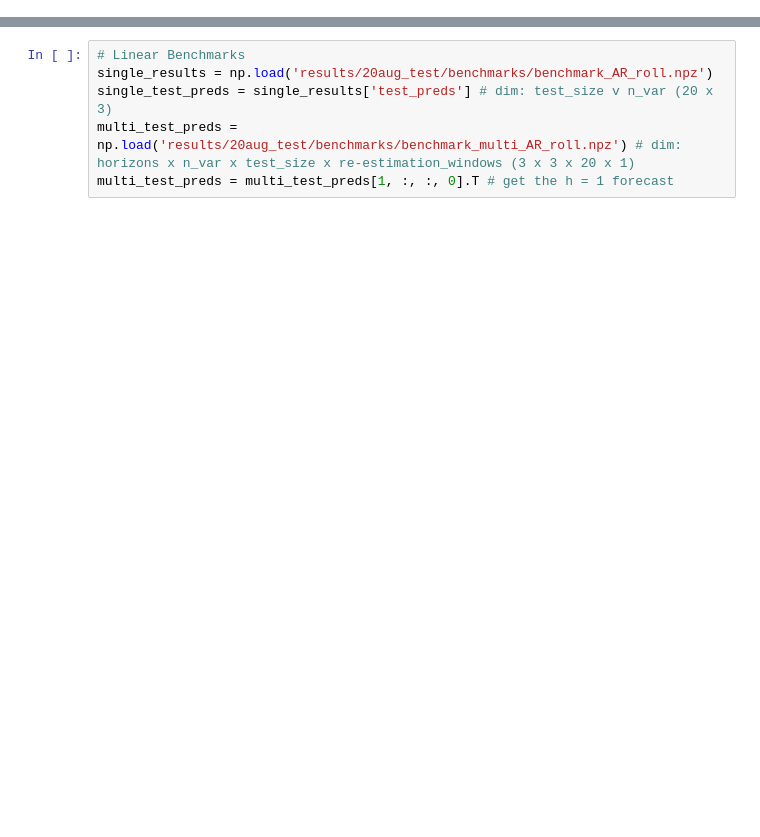
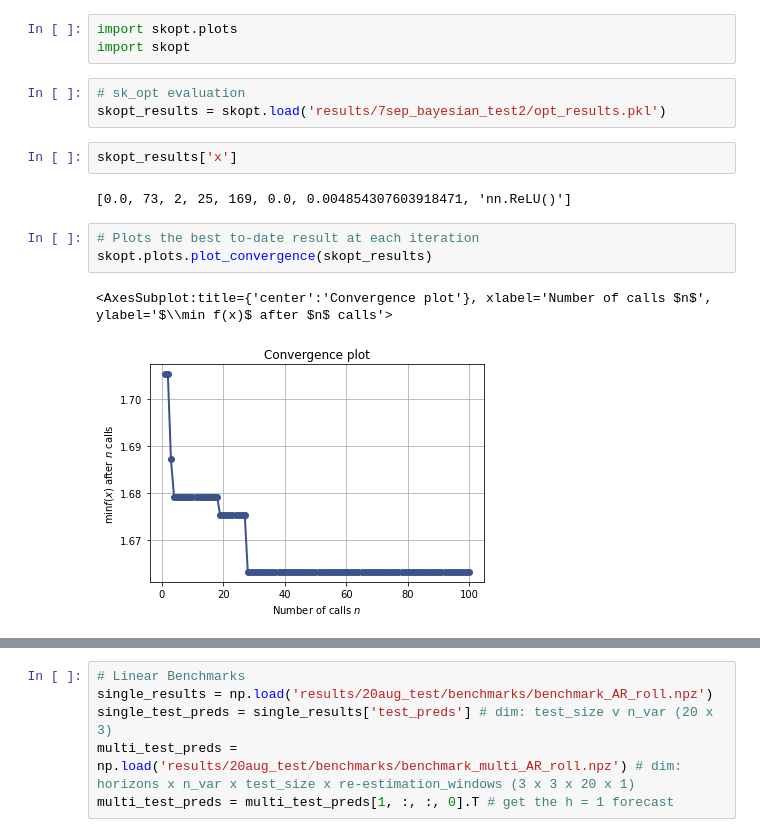
Before and after one commit to thamsuppp/EconDL, a Jupyter notebook: investigation.ipynb, the cells around one changed output, grey strips where cells are left out. Drawn from its saved outputs; the diff is of its cells as text; blank space fills up the shorter version.

```diff
--- a/investigation.ipynb
+++ b/investigation.ipynb
@@ -7,0 +17,16 @@ from statsmodels.tsa.arima.model import ARIMA
+# %%
+import skopt.plots
+import skopt
+# %%
+# sk_opt evaluation
+skopt_results = skopt.load('results/7sep_bayesian_test2/opt_results.pkl')
+# %%
+skopt_results['x']
+# %% [output]
+[0.0, 73, 2, 25, 169, 0.0, 0.004854307603918471, 'nn.ReLU()']
+# %%
+# Plots the best to-date result at each iteration
+skopt.plots.plot_convergence(skopt_results)
+# %% [output]
+<AxesSubplot:title={'center':'Convergence plot'}, xlabel='Number of calls $n$', ylabel='$\\min f(x)$ after $n$ calls'>
+[figure, added]
```
Also changed, not shown: parts of 29 cells of this notebook, 25 other files.
